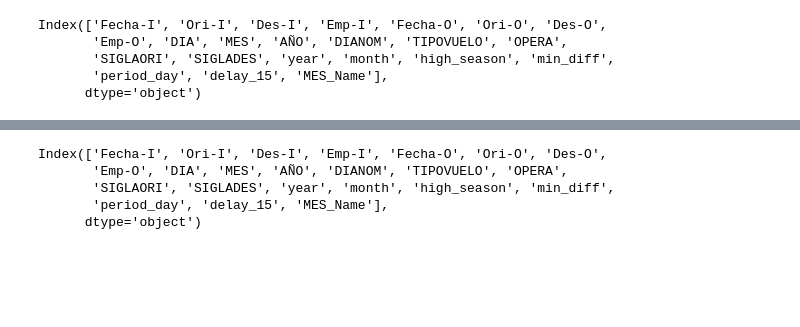
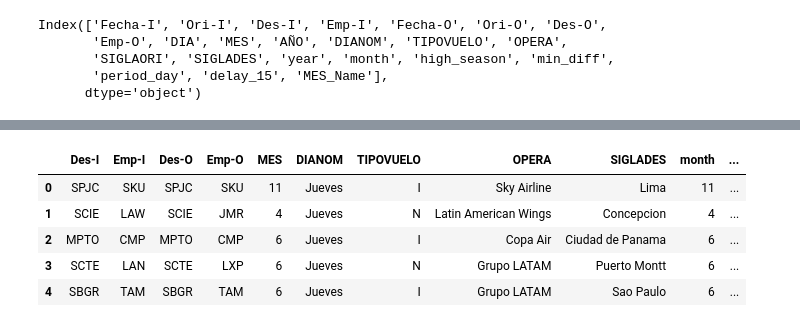
Before and after one commit to Luis-ramirez-r/Challenge-Data-Scientist---Luis-Ramirez, a Jupyter notebook: solution.ipynb, the cells around one changed output, grey strips where cells are left out. Cells and saved outputs as stored; diff of their text form; code cells hidden in the pictures; blank space fills up the shorter version.

```diff
--- a/solution.ipynb
+++ b/solution.ipynb
@@ -492,3 +495,15 @@ with open('data/processed/airline_mapping_SCL.json', 'w') as fp:
+# %%
+## repeat the process for the OPERA column
+main_airline_op = df_train['OPERA'].value_counts().loc[lambda x: x > fligths_th].index
+
+# create a default dictionary with main_airline as keys if the k is in the list return the same k, if not return 'other'
+airline_mapping_op = defaultdict(lambda: 'other')
+for k in main_airline_op:
+    airline_mapping_op[k] = k
+
+# save airline_mapping to as a json file in the data/processed folder
+with open('data/processed/airline_mapping_op_SCL.json', 'w') as fp:
+    json.dump(airline_mapping_op, fp)
 # %%
 df_train.columns
 # %% [output]
@@ -519,8 +578,9 @@ Index(['Fecha-I', 'Ori-I', 'Des-I', 'Emp-I', 'Fecha-O', 'Ori-O', 'Des-O',
 # %%
-df_train.columns
+df_train.head()
 # %% [output]
-Index(['Fecha-I', 'Ori-I', 'Des-I', 'Emp-I', 'Fecha-O', 'Ori-O', 'Des-O',
-       'Emp-O', 'DIA', 'MES', 'AÑO', 'DIANOM', 'TIPOVUELO', 'OPERA',
-       'SIGLAORI', 'SIGLADES', 'year', 'month', 'high_season', 'min_diff',
-       'period_day', 'delay_15', 'MES_Name'],
-      dtype='object')
+|  | Des-I | Emp-I | Des-O | Emp-O | MES | DIANOM | TIPOVUELO | OPERA | SIGLADES | month | ... |
+| 0 | SPJC | SKU | SPJC | SKU | 11 | Jueves | I | Sky Airline | Lima | 11 | ... |
+| 1 | SCIE | LAW | SCIE | JMR | 4 | Jueves | N | Latin American Wings | Concepcion | 4 | ... |
+| 2 | MPTO | CMP | MPTO | CMP | 6 | Jueves | I | Copa Air | Ciudad de Panama | 6 | ... |
+| 3 | SCTE | LAN | SCTE | LXP | 6 | Jueves | N | Grupo LATAM | Puerto Montt | 6 | ... |
+| 4 | SBGR | TAM | SBGR | TAM | 6 | Jueves | I | Grupo LATAM | Sao Paulo | 6 | ... |
```
Also changed, not shown: parts of 22 cells of this notebook, 7 other files.
